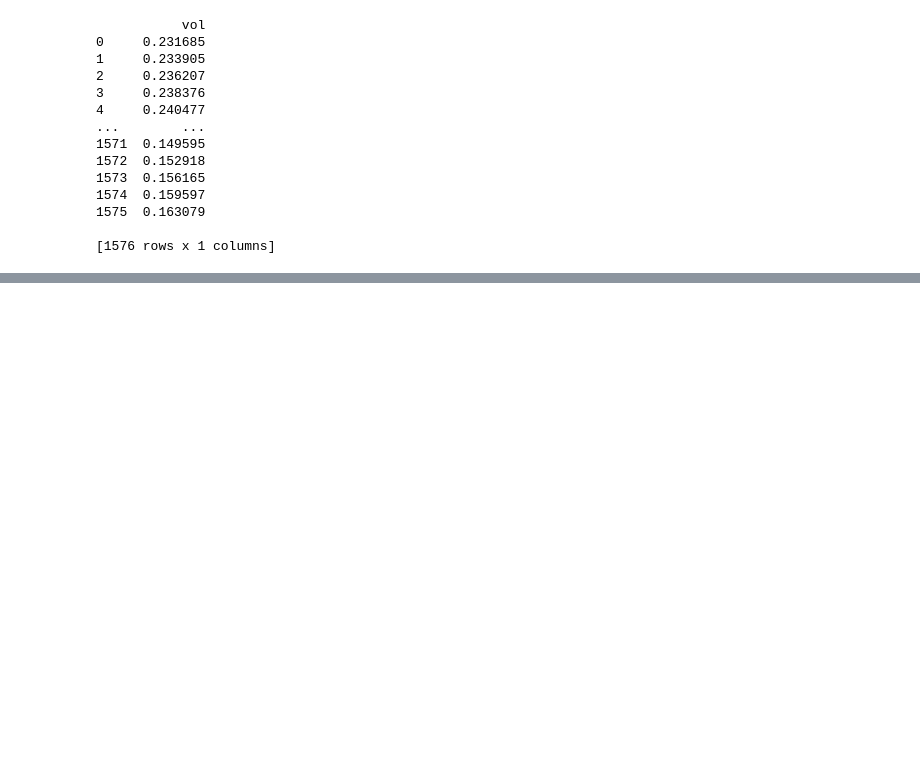
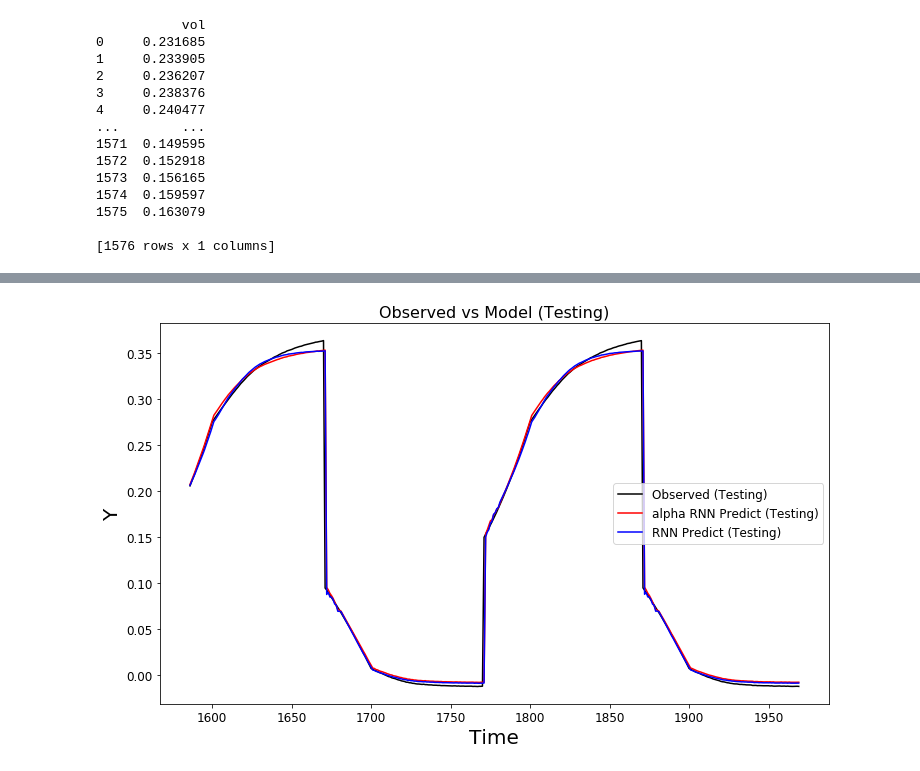
Before and after one commit to mfrdixon/alpha-RNN, a Jupyter notebook: KerasLayer.ipynb, the cells around one changed output, grey strips where cells are left out. Saved outputs shown, nothing was run; the diff lists cells and outputs as text; code cells hidden in the pictures; blank space fills up the shorter version.

```diff
--- a/KerasLayer.ipynb
+++ b/KerasLayer.ipynb
@@ -599,0 +603,14 @@ KeyboardInterrupt: ignored
+# %%
+def RNN_model(n_units=10, l1_reg=0):
+    reg_model = Sequential()
+    reg_model.add(SimpleRNN(n_units, activation='tanh', input_shape=(x_train_reg.shape[1], x_train_reg.shape[-1]), unroll=True))
+    reg_model.add(Dense(1, kernel_initializer='normal', kernel_regularizer=l1(l1_reg)))
+    #reg_model.add(Dropout(0.2))
+    reg_model.compile(loss='mean_squared_error', optimizer='adam')
+    return reg_model
+# %%
+rnn_model=RNN_model(hidden_units, l1_reg)
+rnn_model.fit(x_train_reg,y_train_reg,epochs=2000, batch_size=100, callbacks=[es])
+# %%
+rnn_pred_train = rnn_model.predict(x_train_reg, verbose=1)
+rnn_pred_test = rnn_model.predict(x_test_reg, verbose=1)
@@ -599,0 +620,14 @@ KeyboardInterrupt: ignored
+# %%
+fig = plt.figure(figsize=(12,7))
+test_line_real = plt.plot(df_test.index[n_steps:], df_test[use_feature][n_steps:], color="black", label="Observed (Testing)")
+test_line_pred = plt.plot(df_test.index[n_steps:], alpha_rnn_pred_test[:, 0], color="red", label="alpha RNN Predict (Testing)")
+plt.plot(df_test.index[n_steps:], rnn_pred_test[:, 0], color="blue", label="RNN Predict (Testing)")
+
+plt.legend(loc="best", fontsize=12)
+plt.title('Observed vs Model (Testing)', fontsize=16)
+plt.xlabel('Time', fontsize=20)
+plt.ylabel('Y', fontsize=20)
+
+plt.show()
+# %% [output]
+[figure, added]
```
Also changed, not shown: parts of 6 cells of this notebook.
